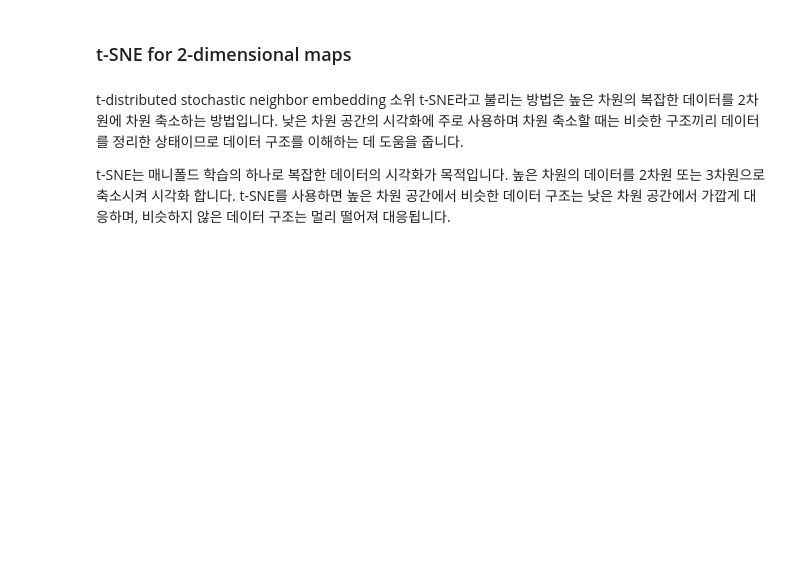
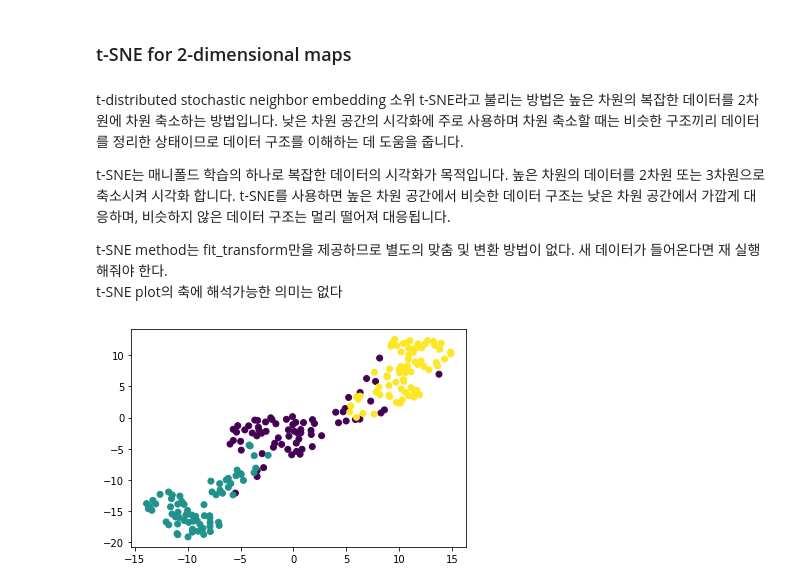
Before and after one commit to danielwon01/DataCamp_Data-Scientist-with-Python, a Jupyter notebook: ML/Unsupervised Learning/Visualization with hierarchical clustering and t-SNE.ipynb, the cells around one changed output. Cells and saved outputs as stored; diff of their text form; code cells hidden in the pictures; blank space fills up the shorter version.

```diff
--- a/ML/Unsupervised Learning/Visualization with hierarchical clustering and t-SNE.ipynb
+++ b/ML/Unsupervised Learning/Visualization with hierarchical clustering and t-SNE.ipynb
@@ -167,3 +167,26 @@ t-distributed stochastic neighbor embedding 소위 t-SNE라고 불리는 방법
 
 t-SNE는 매니폴드 학습의 하나로 복잡한 데이터의 시각화가 목적입니다. 높은 차원의 데이터를 2차원 또는 3차원으로 축소시켜 시각화 합니다.
 t-SNE를 사용하면 높은 차원 공간에서 비슷한 데이터 구조는 낮은 차원 공간에서 가깝게 대응하며, 비슷하지 않은 데이터 구조는 멀리 떨어져 대응됩니다.
+
+t-SNE method는 fit_transform만을 제공하므로 별도의 맞춤 및 변환 방법이 없다. 새 데이터가 들어온다면 재 실행해줘야 한다.
+t-SNE plot의 축에 해석가능한 의미는 없다
+# %%
+seed = pd.read_csv('data/Grains/seeds.csv', header = None)
+samples = seed.iloc[:, :-1].values
+varieties = seed.iloc[:, -1].values
+# %%
+# Import TSNE (seed data 활용)
+from  sklearn.manifold import TSNE
+
+model = TSNE(learning_rate = 200)
+
+tsne_features = model.fit_transform(samples)
+
+xs = tsne_features[:,0]
+
+ys = tsne_features[:,1]
+
+plt.scatter(xs, ys , c = varieties)
+plt.show()
+# %% [output]
+[figure, added]
```
Also changed, not shown: parts of 6 cells of this notebook, 6 other files.
